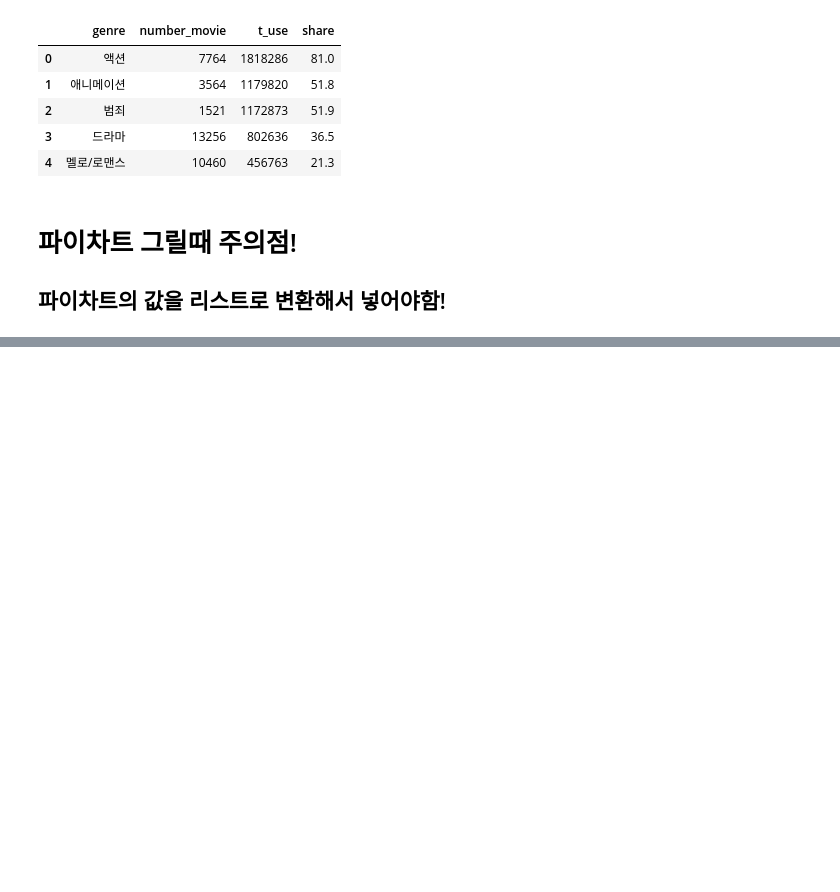
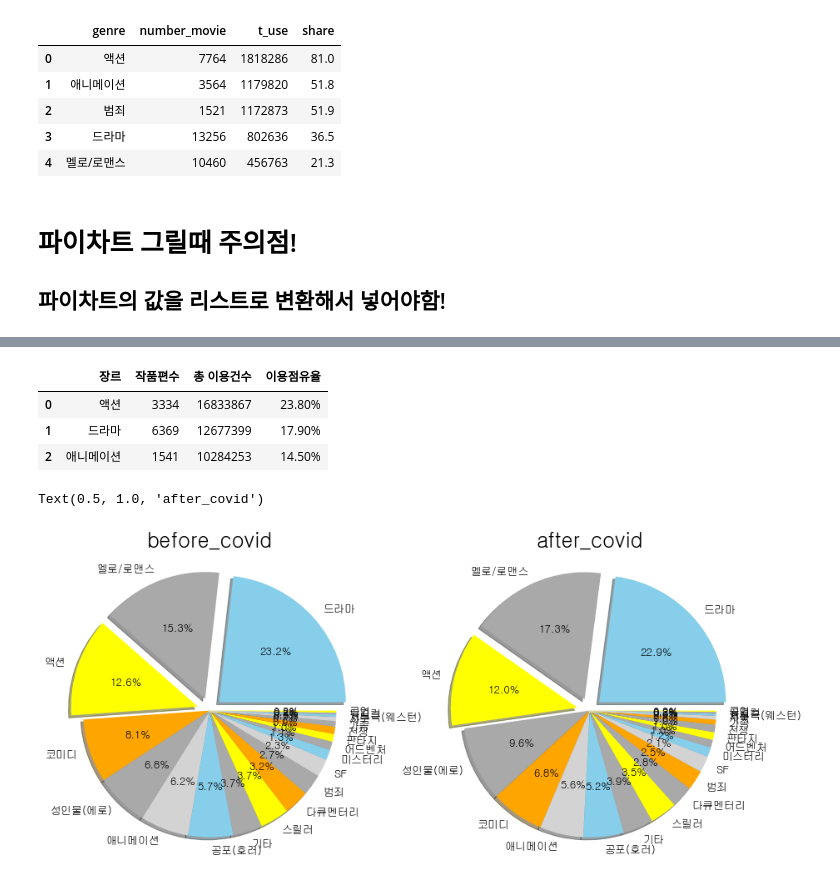
Before and after one commit to jeongmin5o/-DA-movie_covid19-analysis, a Jupyter notebook: mini_vis.ipynb, the cells around one changed output, grey strips where cells are left out. Saved outputs shown, nothing was run; the diff lists cells and outputs as text; code cells hidden in the pictures; blank space fills up the shorter version.

```diff
--- a/mini_vis.ipynb
+++ b/mini_vis.ipynb
@@ -330,0 +271,56 @@ total_list[(total_list['year']== 2022 ) &(total_list['month']==4) ].head(3)
+# %%
+b = pd.read_csv('before_covid_genre.csv', encoding = 'CP949',thousands = ',',skipfooter = 1)
+ing = pd.read_csv('after_covid_genre.csv', encoding = 'CP949',thousands = ',',skipfooter = 1)
+before_covid = b.drop(['기준'], axis = 1)
+after_covid = ing.drop(['기준'], axis = 1)
+after_covid.head(3)
+# %% [output]
+|  | 장르 | 작품편수 | 총 이용건수 | 이용점유율 |
+| 0 | 액션 | 3334 | 16833867 | 23.80% |
+| 1 | 드라마 | 6369 | 12677399 | 17.90% |
+| 2 | 애니메이션 | 1541 | 10284253 | 14.50% |
+# %%
+before_covid.sort_values(by='작품편수',ascending=False, inplace = True)
+after_covid.sort_values(by='작품편수',ascending=False, inplace = True)
+
+
+fig = plt.figure(figsize = (15,15))
+
+######################
+labels = before_covid['장르']
+number = before_covid['작품편수']
+colors = ['skyblue', 'darkgray', 'yellow','orange', 'darkgray', 'lightgray']  #드라마 멜로 액션 코미디
+colors2 = ['skyblue', 'darkgray', 'yellow','darkgray', 'orange','lightgray']   # 드라마 맬로 액션 성인물
+explode=[0.1, 0.1, 0.1, 0, 0,0,0,0,0,0,0,0,0,0,0,0,0,0,0,0,0]
+
+ax1 = plt.subplot(1,2,1)  # 행, 열, 위치
+
+ax1.pie(number,   # 파이 값
+        labels = labels,   # 레이블 명 리스트로 주기
+        autopct='%.1f%%',   # 안에 값 퍼센트로 표시
+        explode=explode,    # 조각 떼어내기(%)
+       shadow=True,    # 그림자 설정
+        textprops={'size': 13},
+        colors = colors
+       )   # 폰트 사이즈
+
+ax1.set_title('before_covid', size =25)
+
+######################
+ax2 = plt.subplot(1,2,2)  # 행, 열, 위치
+
+labels2 = after_covid['장르']
+number2 = after_covid['작품편수']
+
+ax2.pie(number2,   # 파이 값
+        labels = labels2,   # 레이블 명 리스트로 주기
+        autopct='%.1f%%',   # 안에 값 퍼센트로 표시
+        explode=explode,   # 조각 떼어내기(%)
+       shadow=True,    # 그림자 설정
+        textprops={'size': 13},
+       colors = colors2)   # 폰트 사이즈
+
+ax2.set_title('after_covid', size = 25)
+# %% [output]
+Text(0.5, 1.0, 'after_covid')
+[figure, added]
```
Also changed, not shown: parts of 29 cells of this notebook.
